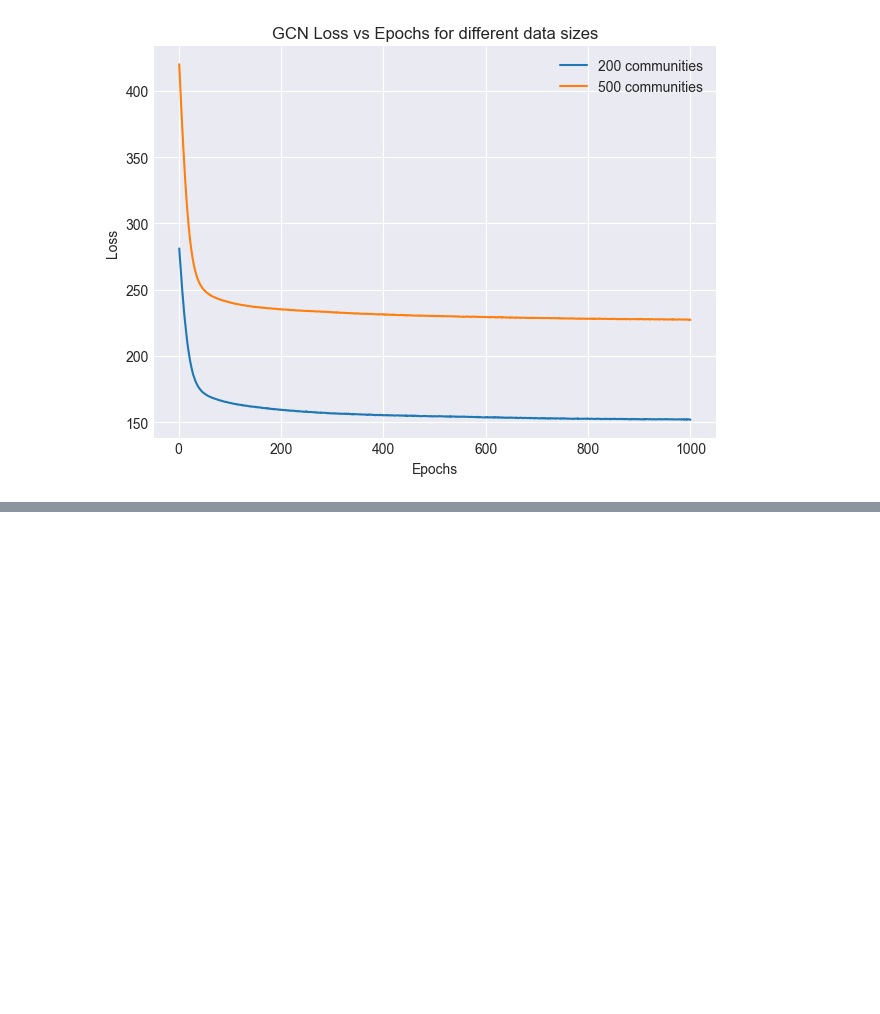
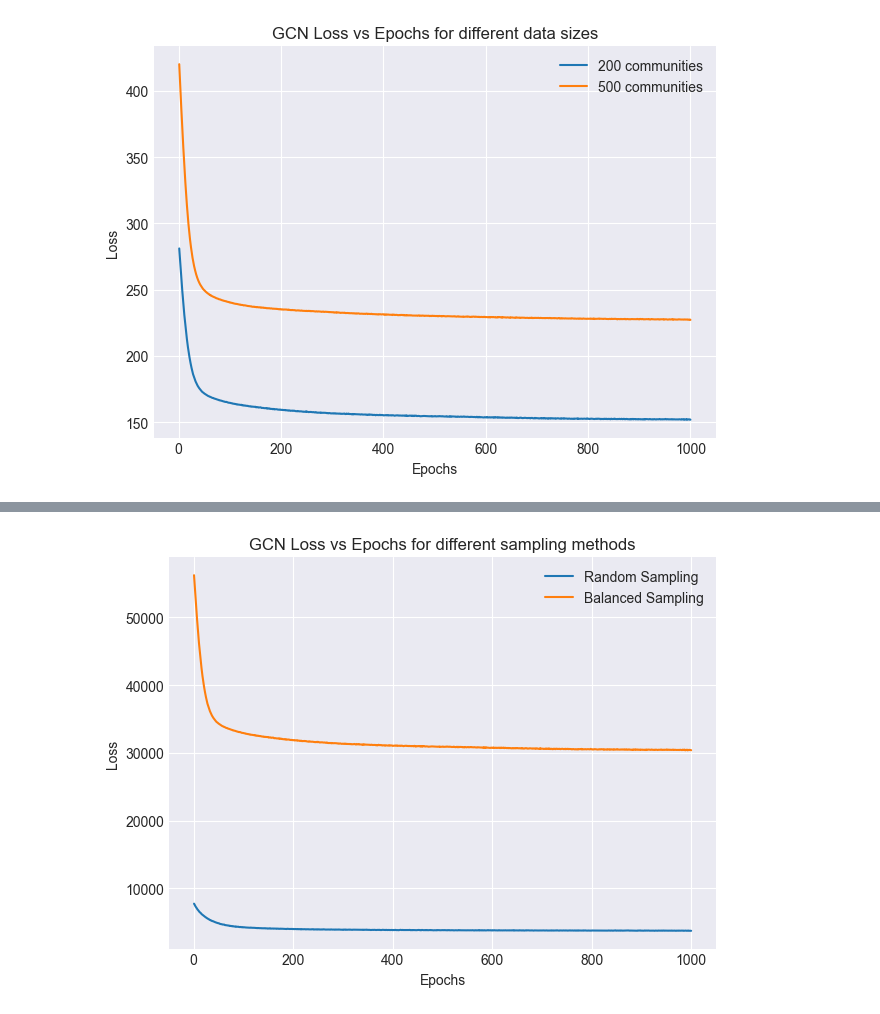
Before and after one commit to sbhardwajgrid/graph-DL, a Jupyter notebook: notebooks/results_evaluation.ipynb, the cells around one changed output, grey strips where cells are left out. Saved outputs shown, nothing was run; the diff lists cells and outputs as text; code cells hidden in the pictures; blank space fills up the shorter version.

```diff
--- a/notebooks/results_evaluation.ipynb
+++ b/notebooks/results_evaluation.ipynb
@@ -79,0 +100,6 @@ plot_metrics(gcn_200["epochs"] , "Epochs" , [np.array(gcn_200["loss"])/200 , np.
+# %%
+plot_metrics(gcn_200_r["epochs"] , "Epochs" , [gcn_200_r["loss"] , gcn_200_b["loss"]],
+             ["Random Sampling" , "Balanced Sampling"] , "Loss" , colour_palette[:2],
+             "GCN Loss vs Epochs for different sampling methods")
+# %% [output]
+[figure, added]
```
Also changed, not shown: parts of 3 cells of this notebook, 9 other files.
